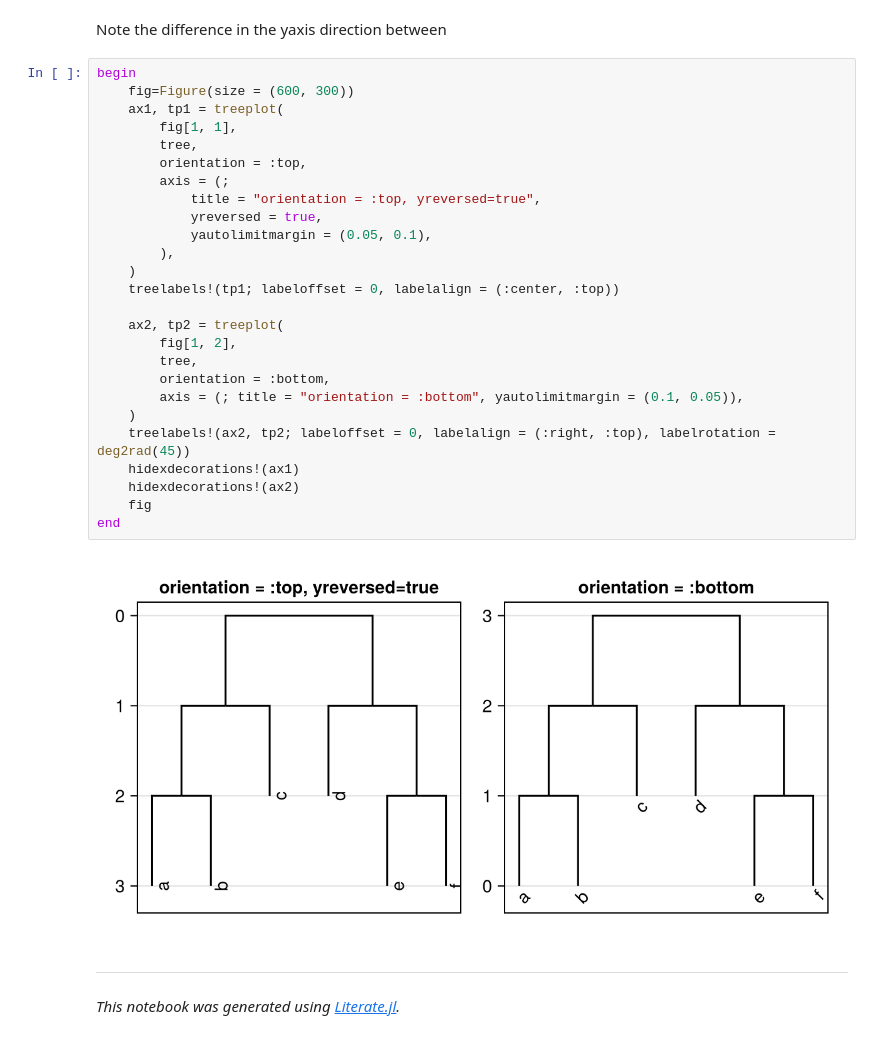
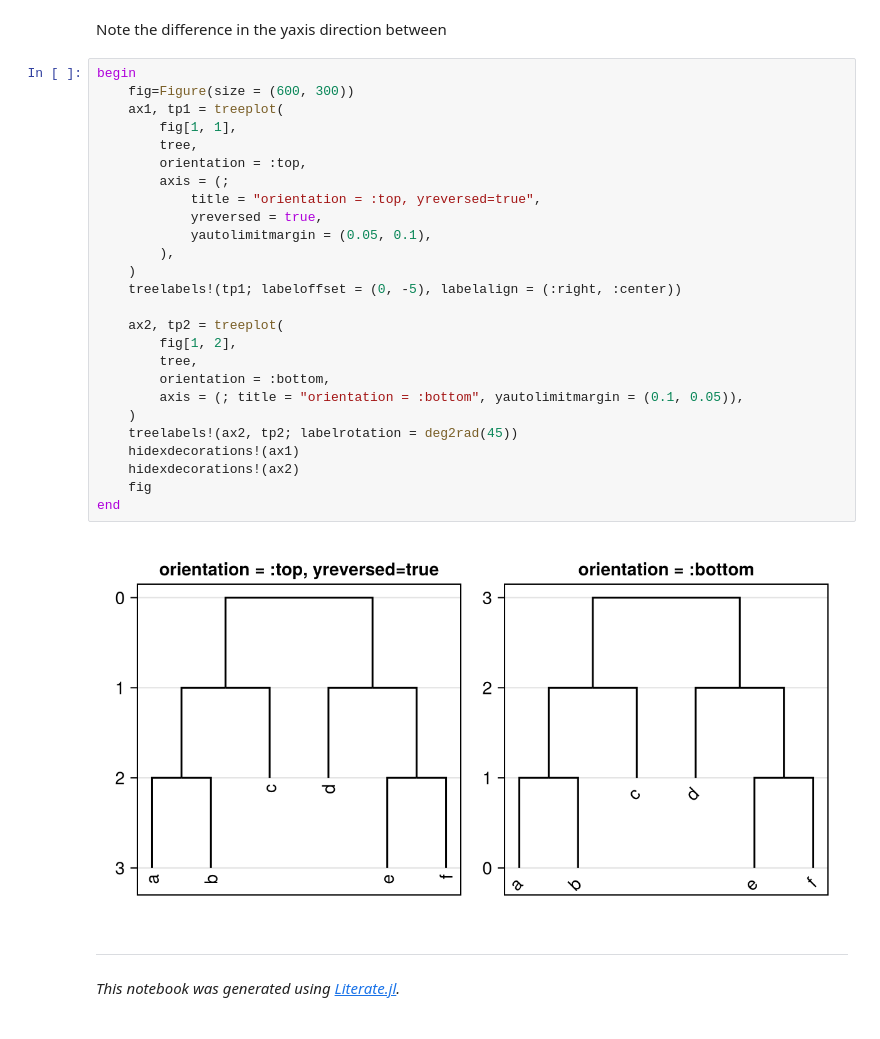
Before and after one commit to BenjaminDoran/BasicTreePlots.jl, a Jupyter notebook: dev/tutorials/orientation_example.ipynb, the cells around one changed output. Drawn from its saved outputs; the diff is of its cells as text.

```diff
--- a/dev/tutorials/orientation_example.ipynb
+++ b/dev/tutorials/orientation_example.ipynb
@@ -19,31 +19,31 @@ Note the difference in the yaxis direction between
 # %%
 begin
     fig=Figure(size = (600, 300))
     ax1, tp1 = treeplot(
         fig[1, 1],
         tree,
         orientation = :top,
         axis = (;
             title = "orientation = :top, yreversed=true",
             yreversed = true,
             yautolimitmargin = (0.05, 0.1),
         ),
     )
-    treelabels!(tp1; labeloffset = 0, labelalign = (:center, :top))
+    treelabels!(tp1; labeloffset = (0, -5), labelalign = (:right, :center))
 
     ax2, tp2 = treeplot(
         fig[1, 2],
         tree,
         orientation = :bottom,
         axis = (; title = "orientation = :bottom", yautolimitmargin = (0.1, 0.05)),
     )
-    treelabels!(ax2, tp2; labeloffset = 0, labelalign = (:right, :top), labelrotation = deg2rad(45))
+    treelabels!(ax2, tp2; labelrotation = deg2rad(45))
     hidexdecorations!(ax1)
     hidexdecorations!(ax2)
     fig
 end
 # %% [output]
-[figure, old version]
+[figure, new version]
 # %% [markdown]
 ---
 
```
Also changed, not shown: 39 other files.
